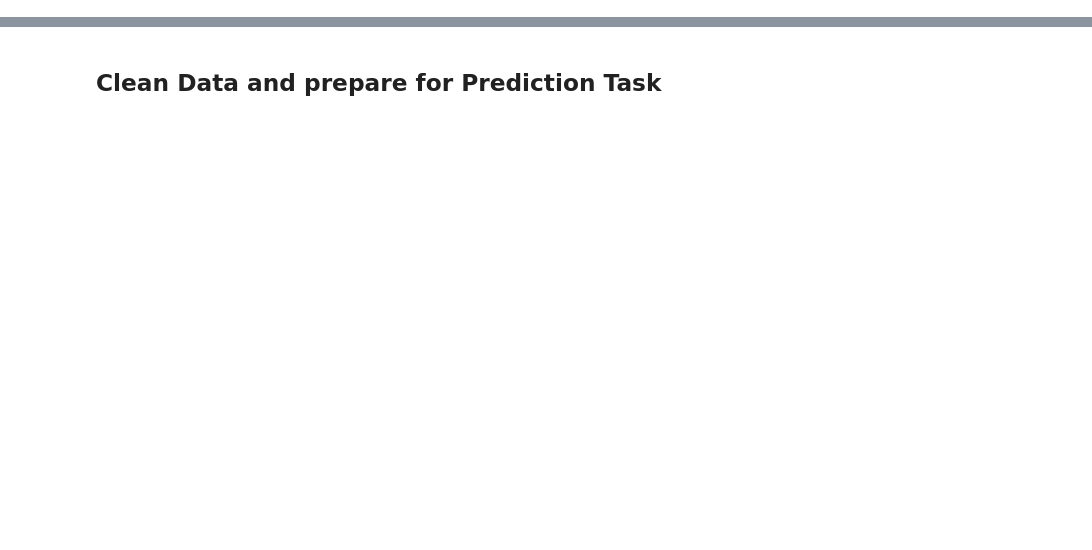
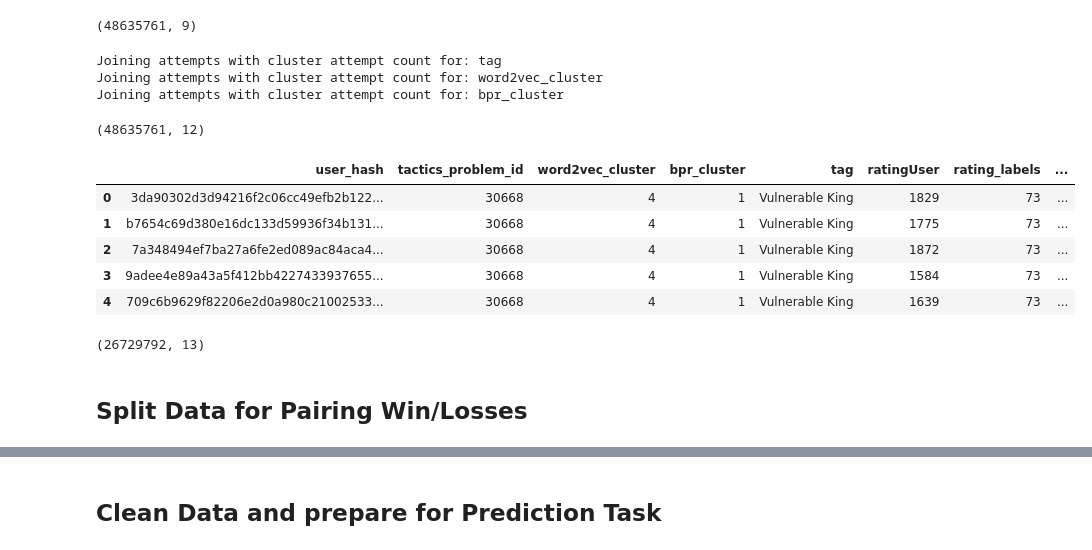
Before and after one commit to CSSLab/chess_dim_skill, a Jupyter notebook: src/PredDatasetCreation.ipynb, the cells around one changed output, grey strips where cells are left out. Saved outputs shown, nothing was run; the diff lists cells and outputs as text; code cells hidden in the pictures; blank space fills up the shorter version.

Commit message:
Updated the notebook to create the prediction data

```diff
--- a/src/PredDatasetCreation.ipynb
+++ b/src/PredDatasetCreation.ipynb
@@ -17,12 +20,10 @@ attempts = pd.read_csv("/w/225/1/chess/tactics/glicko_user_tactics_problem.csv_0
 attempts = attempts.loc[attempts['userGamesPlayed'] >= 1000]
 # %%
 #Assign rating labels to problems in metadata so that problems
-#with ratings within the same range have the same label
+#with ratings within the same interval have the same label
 start = 375
 end = 3025
 interval = 25
 problems['rating_labels'] = pd.cut(problems['rating'],np.arange(start,end,interval),labels=range(1,((end-start)//interval)))
 #Merge problem metadata to join cluster and rating labels to the attempts by puzzle ID
-attempts=pd.merge(attempts,problems[['tactics_problem_id','cluster','rating_labels']],on='tactics_problem_id', how='inner')
-#Get list of individual users
-users = list(set(attempts['user_hash'].values))
+attempts=pd.merge(attempts,problems[['tactics_problem_id','word2vec_cluster','tag','bpr_cluster','rating_labels','rating']],on='tactics_problem_id', how='inner')
@@ -40,8 +29,0 @@ def test_rating_labels(tup):
-# %%
-#Filter out users that have played less than cluster_games_played games in each cluster
-cluster_games_played = 100
-user_cluster_count = attempts.groupby(['user_hash','cluster'])['tactics_problem_id'].count().to_frame()
-user_cluster_count.rename(columns={'tactics_problem_id':'cluster_count'},inplace=True)
-attempts  = pd.merge(attempts,user_cluster_count,on=['user_hash','cluster'],how='inner')
-attempts = attempts.loc[attempts.cluster_count > cluster_games_played]
-attempts.shape
@@ -106,0 +30,38 @@ for user in tqdm(users):
+# %%
+#Filter the data down to 8 columns
+attempts = attempts[['user_hash','tactics_problem_id','word2vec_cluster','bpr_cluster','tag','ratingUser','rating_labels','is_passed','rating']]
+# %%
+attempts.shape
+# %% [output]
+(48635761, 9)
+# %%
+def join_cluster_attempt_count(cluster_type):
+    '''
+    Given a cluster type (tag, word2vec, bpr), add
+    a new column to the attempts data with the number
+    of times the user in each row has attempted the cluster_type
+    the puzzle belongs to
+    '''
+    print('Joining attempts with cluster attempt count for: ' + cluster_type)
+    user_count_list = attempts.groupby(['user_hash',cluster_type])['tactics_problem_id'].count()
+    user_count_list = user_count_list.rename(cluster_type + '_attempt_count')
+    return pd.merge(attempts,user_count_list,on=['user_hash',cluster_type],how='left')
+
+#Create lists of cluster counts for each user
+for cluster in cluster_types:
+    attempts = join_cluster_attempt_count(cluster)
+# %% [output]
+Joining attempts with cluster attempt count for: tag
+Joining attempts with cluster attempt count for: word2vec_cluster
+Joining attempts with cluster attempt count for: bpr_cluster
+# %%
+print(attempts.shape)
+attempts.head()
+# %% [output]
+(48635761, 12)
+|  | user_hash | tactics_problem_id | word2vec_cluster | bpr_cluster | tag | ratingUser | rating_labels | ... |
+| 0 | 3da90302d3d94216f2c06cc49efb2b122... | 30668 | 4 | 1 | Vulnerable King | 1829 | 73 | ... |
+| 1 | b7654c69d380e16dc133d59936f34b131... | 30668 | 4 | 1 | Vulnerable King | 1775 | 73 | ... |
+| 2 | 7a348494ef7ba27a6fe2ed089ac84aca4... | 30668 | 4 | 1 | Vulnerable King | 1872 | 73 | ... |
+| 3 | 9adee4e89a43a5f412bb4227433937655... | 30668 | 4 | 1 | Vulnerable King | 1584 | 73 | ... |
+| 4 | 709c6b9629f82206e2d0a980c21002533... | 30668 | 4 | 1 | Vulnerable King | 1639 | 73 | ... |
@@ -106,0 +73,6 @@ for user in tqdm(users):
+# %%
+print(all_pass.shape)
+# %% [output]
+(26729792, 13)
+# %% [markdown]
+<h2>Split Data for Pairing Win/Losses</h2>
```
Also changed, not shown: parts of 39 cells of this notebook.
